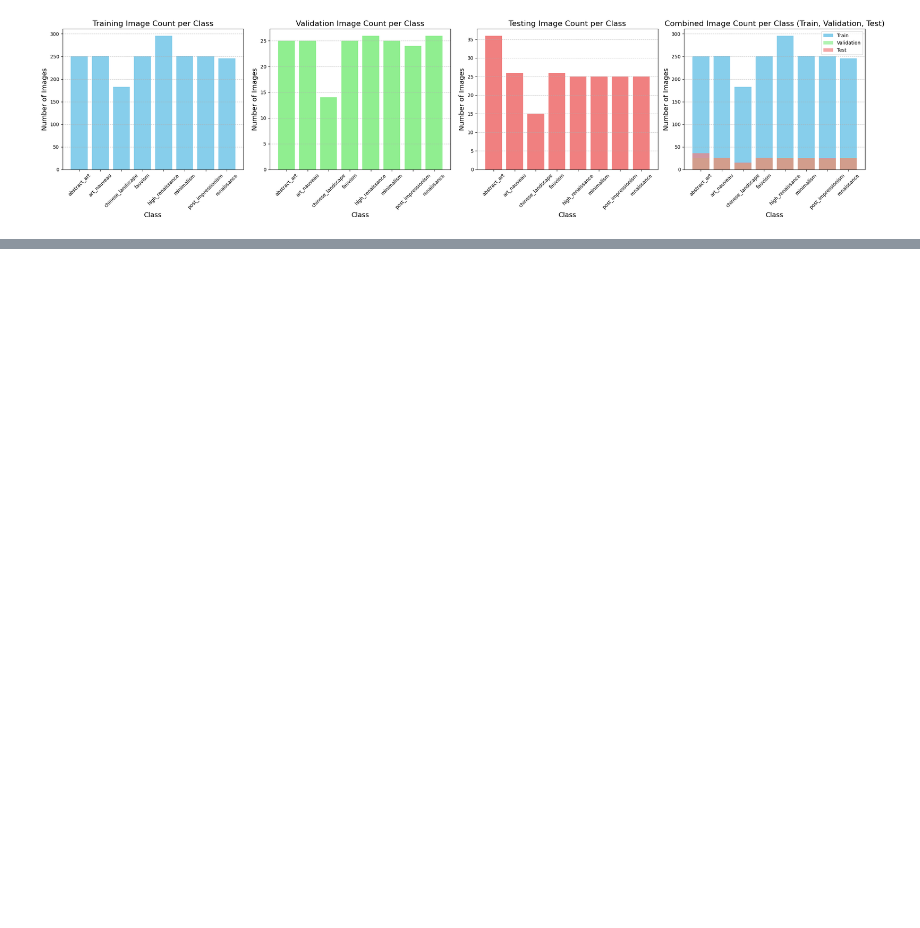
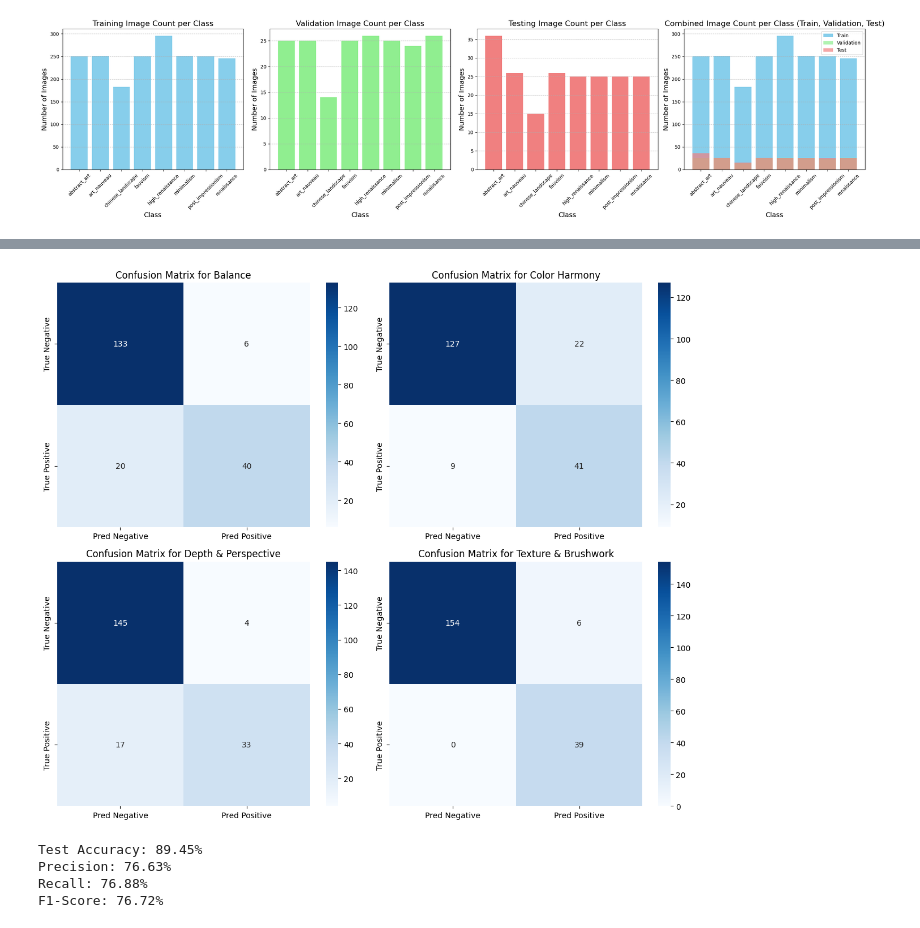
Before and after one commit to Samin1362/CSE499-MerakiNexus-AI_And_Defi, a Jupyter notebook: aesthetic_model/aesthetic_model_subject_1.ipynb, the cells around one changed output, grey strips where cells are left out. Saved outputs shown, nothing was run; the diff lists cells and outputs as text; code cells hidden in the pictures; blank space fills up the shorter version.

Commit message:
asthetic model first train process done

```diff
--- a/aesthetic_model/aesthetic_model_subject_1.ipynb
+++ b/aesthetic_model/aesthetic_model_subject_1.ipynb
@@ -380,0 +721,72 @@ F1-Score: 69.68%
+# %%
+# Define aesthetic categories
+aesthetic_categories = ["Balance", "Color Harmony", "Depth & Perspective", "Texture & Brushwork"]
+
+# Set the model to evaluation mode
+resNet101_model.eval()
+
+# Initialize variables to hold predictions and ground truths
+all_predictions = []
+all_labels = []
+
+# Iterate over the test dataset
+with torch.no_grad():
+    for images, labels in test_loader:
+        images, labels = images.to(device), labels.to(device)
+
+        # Forward pass through the model
+        balance, color_harmony, depth_perspective, texture_brushwork = resNet101_model(images)
+
+        # Convert logits to probabilities using sigmoid
+        predictions_balance = torch.sigmoid(balance)
+        predictions_color_harmony = torch.sigmoid(color_harmony)
+        predictions_depth_perspective = torch.sigmoid(depth_perspective)
+        predictions_texture_brushwork = torch.sigmoid(texture_brushwork)
+
+        # Binarize predictions (thresholding at 0.5)
+        predicted_labels_balance = (predictions_balance > 0.5).float()
+        predicted_labels_color_harmony = (predictions_color_harmony > 0.5).float()
+        predicted_labels_depth_perspective = (predictions_depth_perspective > 0.5).float()
+        predicted_labels_texture_brushwork = (predictions_texture_brushwork > 0.5).float()
+
+        # Concatenate the predictions for all categories (multi-label classification)
+        all_predictions.append(torch.cat((predicted_labels_balance, predicted_labels_color_harmony,
+                                          predicted_labels_depth_perspective, predicted_labels_texture_brushwork), dim=1))
+        all_labels.append(labels)
+
+# Convert the lists to tensors
+all_predictions = torch.cat(all_predictions, dim=0).cpu().numpy()
+all_labels = torch.cat(all_labels, dim=0).cpu().numpy()
+
+# Calculate accuracy
+accuracy = (all_predictions == all_labels).sum() / all_labels.size
+
+# Calculate Precision, Recall, and F1-Score (using 'samples' average for multi-label)
+precision = precision_score(all_labels, all_predictions, average='samples')
+recall = recall_score(all_labels, all_predictions, average='samples')
+f1 = f1_score(all_labels, all_predictions, average='samples')
+
+# Generate Multi-label Confusion Matrix (for each class)
+mcm = multilabel_confusion_matrix(all_labels, all_predictions)
+
+# Plot the confusion matrix
+fig, axes = plt.subplots(2, 2, figsize=(12, 10))
+for i, ax in enumerate(axes.flatten()):
+    sns.heatmap(mcm[i], annot=True, fmt='d', cmap='Blues', xticklabels=['Pred Negative', 'Pred Positive'],
+                yticklabels=['True Negative', 'True Positive'], ax=ax)
+    ax.set_title(f'Confusion Matrix for {aesthetic_categories[i]}')
+
+plt.tight_layout()
+plt.show()
+
+# Display the evaluation metrics
+print(f"Test Accuracy: {accuracy * 100:.2f}%")
+print(f"Precision: {precision * 100:.2f}%")
+print(f"Recall: {recall * 100:.2f}%")
+print(f"F1-Score: {f1 * 100:.2f}%")
+# %% [output]
+[figure, added]
+Test Accuracy: 89.45%
+Precision: 76.63%
+Recall: 76.88%
+F1-Score: 76.72%
```
Also changed, not shown: parts of 4 cells of this notebook.
